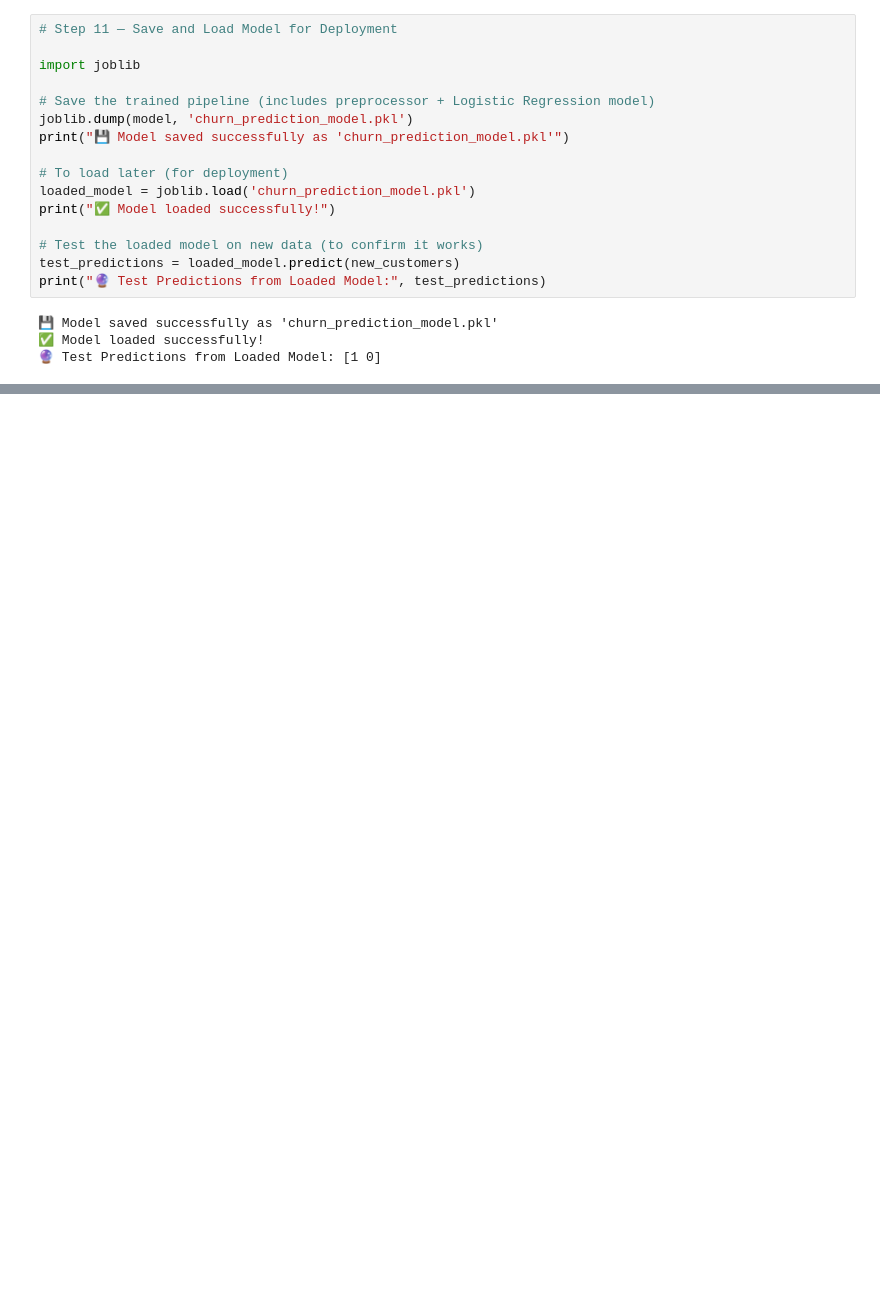
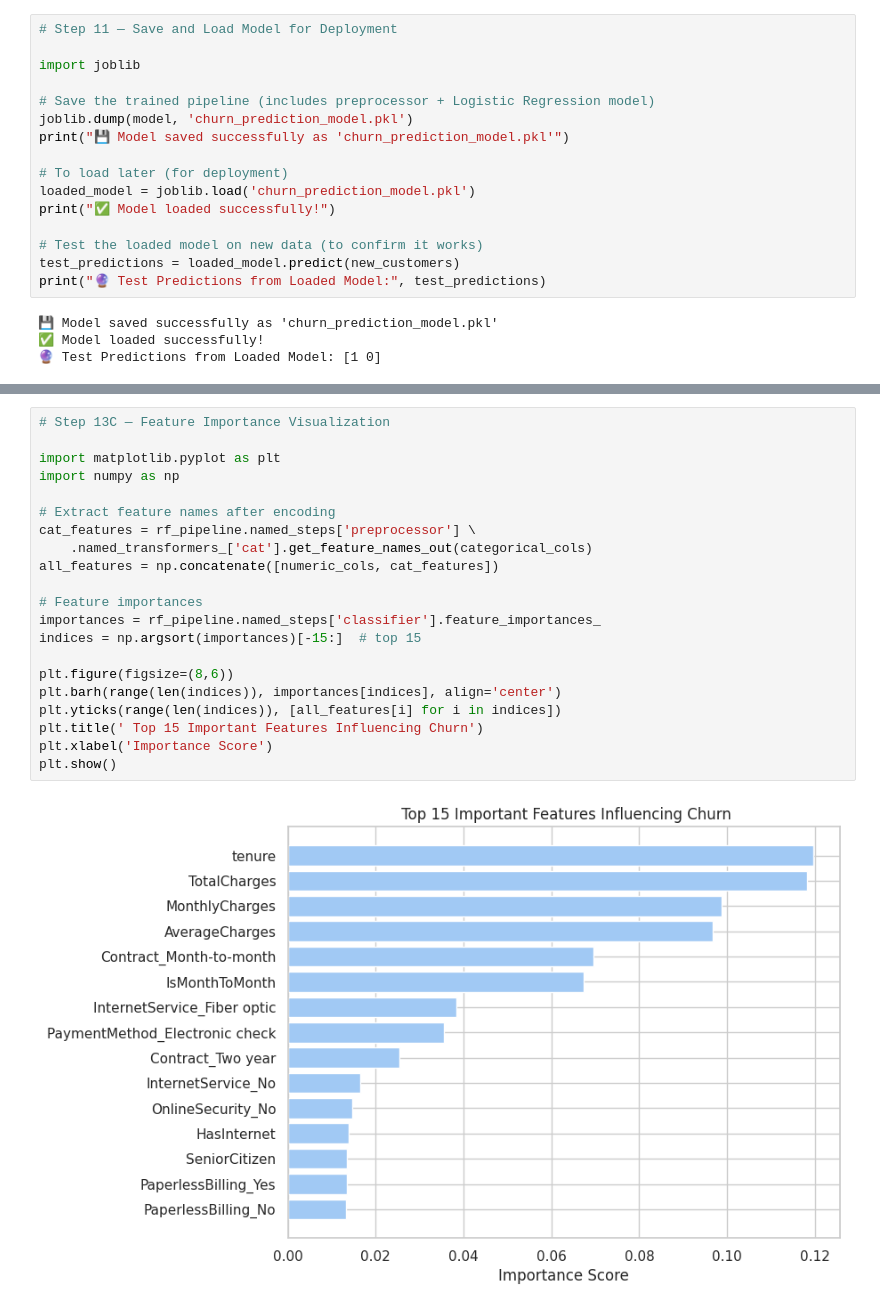
Before and after one commit to Manoj-R27/Subscription-Service-Churn-Predictor, a Jupyter notebook: Subscription_Service_Churn_Predictor.ipynb, the cells around one changed output, grey strips where cells are left out. Cells and saved outputs as stored; diff of their text form; blank space fills up the shorter version.

```diff
--- a/Subscription_Service_Churn_Predictor.ipynb
+++ b/Subscription_Service_Churn_Predictor.ipynb
@@ -508,0 +619,23 @@ Phone Service (Yes/No): no
+# %%
+# Step 13C — Feature Importance Visualization
+
+import matplotlib.pyplot as plt
+import numpy as np
+
+# Extract feature names after encoding
+cat_features = rf_pipeline.named_steps['preprocessor'] \
+    .named_transformers_['cat'].get_feature_names_out(categorical_cols)
+all_features = np.concatenate([numeric_cols, cat_features])
+
+# Feature importances
+importances = rf_pipeline.named_steps['classifier'].feature_importances_
+indices = np.argsort(importances)[-15:]  # top 15
+
+plt.figure(figsize=(8,6))
+plt.barh(range(len(indices)), importances[indices], align='center')
+plt.yticks(range(len(indices)), [all_features[i] for i in indices])
+plt.title(' Top 15 Important Features Influencing Churn')
+plt.xlabel('Importance Score')
+plt.show()
+# %% [output]
+[figure, added]
```
Also changed, not shown: parts of 10 cells of this notebook.
